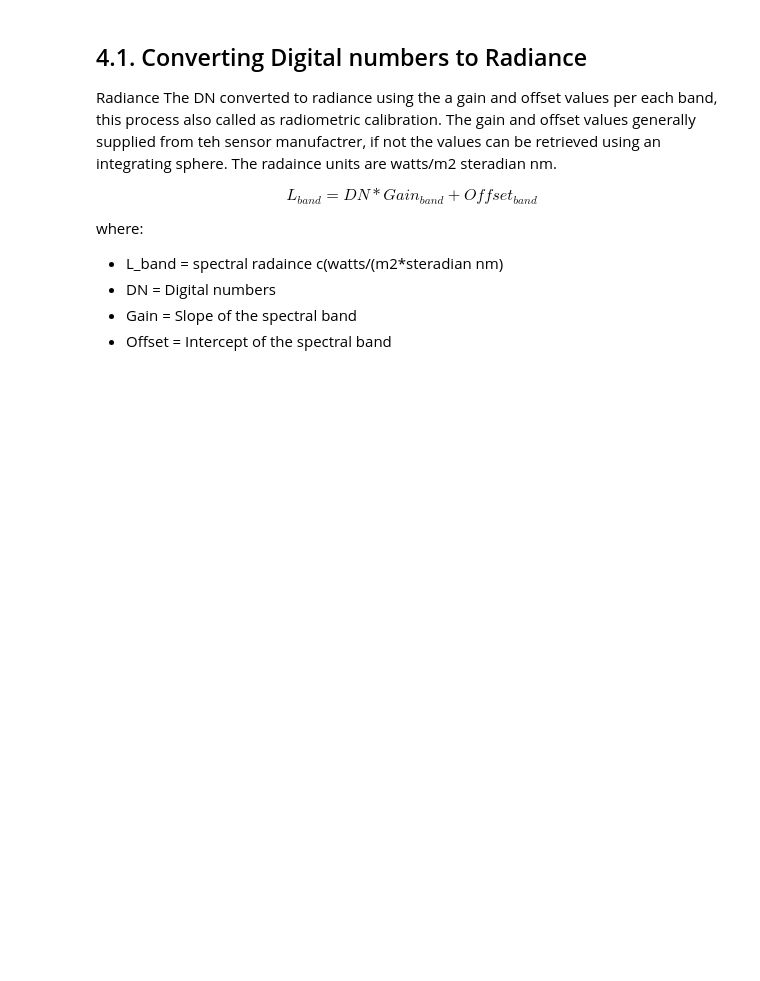
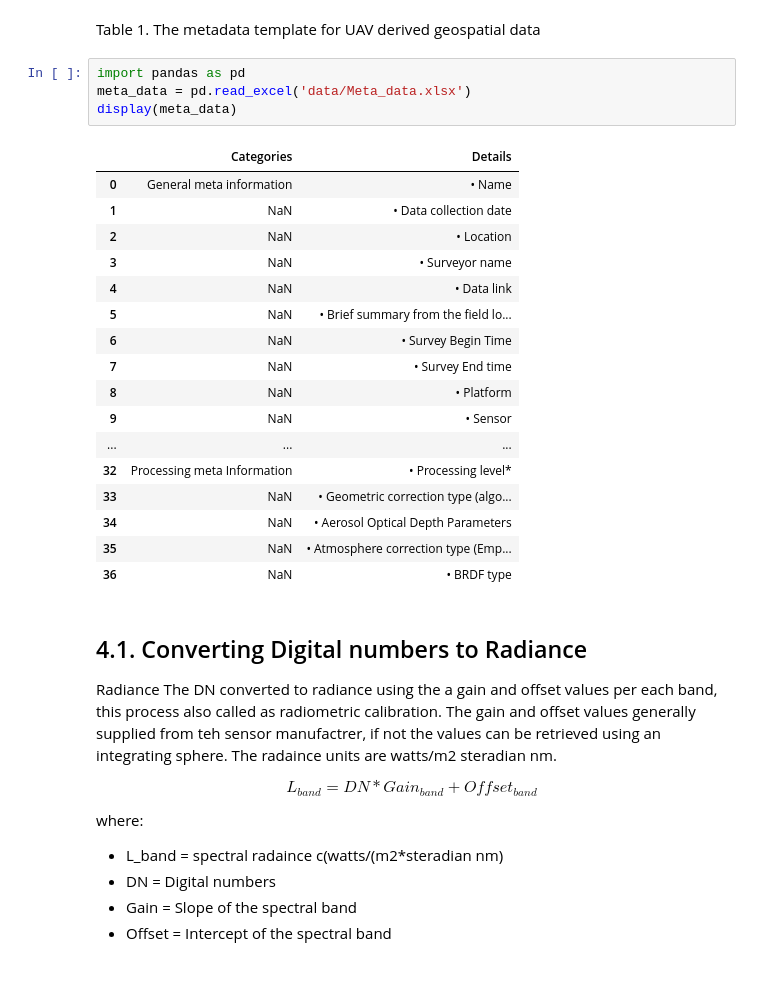
Before and after one commit to pullanagari/Manual-for-UAV-operation-in-Agricultures, a Jupyter notebook: _sources/notebooks.ipynb, the cells around one changed output. Cells and saved outputs as stored; diff of their text form; blank space fills up the shorter version.

```diff
--- a/_sources/notebooks.ipynb
+++ b/_sources/notebooks.ipynb
@@ -79,6 +81,30 @@ The radiometric response of optical sensors/ remote sensing imagery play critica
 
 * Digital numbers(DN) The amount of reflected light energy measured by the sensor recorded in the form of a binary integers which is not considered as qunatitative value thus not scientifc value. The range of binary integers depend on the radiometric resolution of the sensor. For example A sensor with 8 bits (rediometric resolution) records the data from 0 to 255, while 16 bits sensor records values from 0 to 65536.
 Radiometric resolution indciates the sensor sensitivity to detect minor energy differences. High resolution sensors has higher sensitivity.
+# %% [markdown]
+Table 1. The metadata template for UAV derived geospatial data
+# %%
+import pandas as pd
+meta_data = pd.read_excel('data/Meta_data.xlsx')
+display(meta_data)
+# %% [output]
+|  | Categories | Details |
+| 0 | General meta information | • Name |
+| 1 | NaN | • Data collection date |
+| 2 | NaN | • Location |
+| 3 | NaN | • Surveyor name |
+| 4 | NaN | • Data link |
+| 5 | NaN | • Brief summary from the field lo... |
+| 6 | NaN | • Survey Begin Time |
+| 7 | NaN | • Survey End time |
+| 8 | NaN | • Platform |
+| 9 | NaN | • Sensor |
+| ... | ... | ... |
+| 32 | Processing meta Information | • Processing level* |
+| 33 | NaN | • Geometric correction type (algo... |
+| 34 | NaN | • Aerosol Optical Depth Parameters |
+| 35 | NaN | • Atmosphere correction type (Emp... |
+| 36 | NaN | • BRDF type |
 # %% [markdown]
 ## 4.1. Converting Digital numbers to Radiance
 
```
Also changed, not shown: parts of 3 cells of this notebook, 3 other files.
